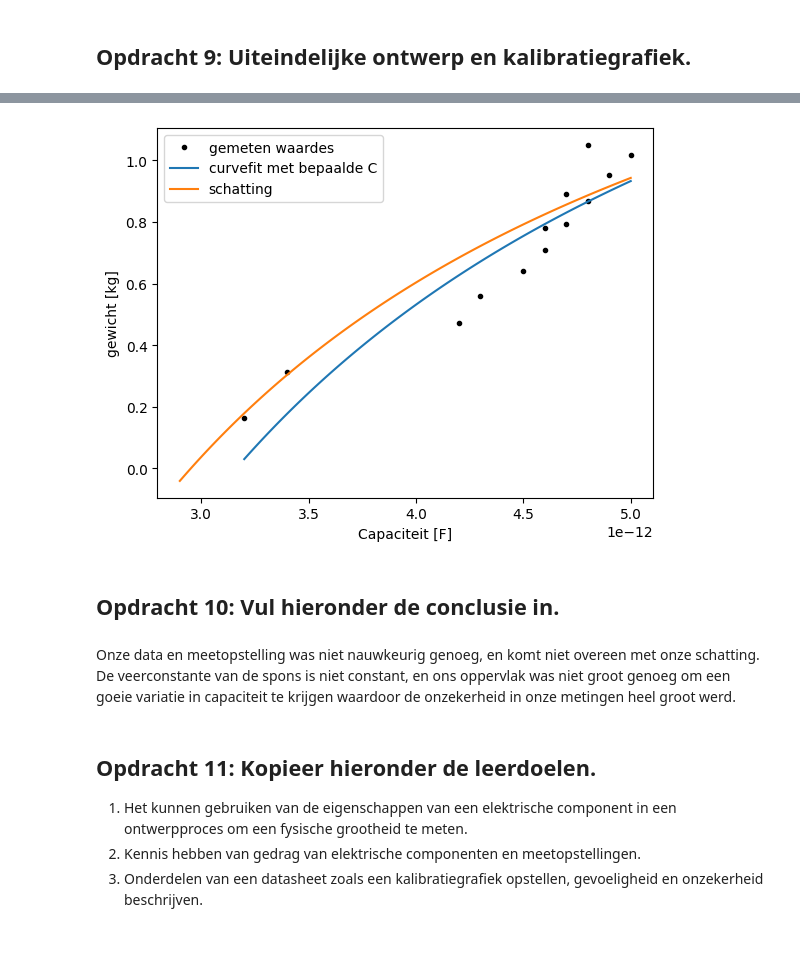
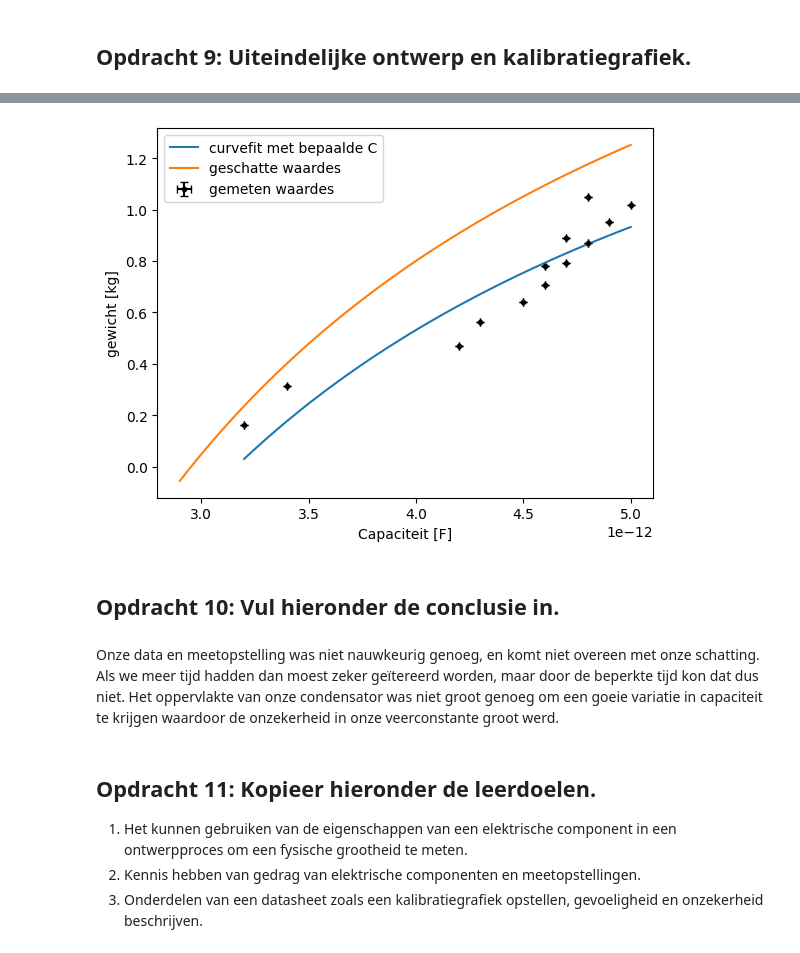
Before and after one commit to Xander1611/opdrachten-DEF-D-AB, a Jupyter notebook: FysiekeOntwerpopdrachten/2OntwerpEenSensorCondensator/DEFOntwerpopdracht2OntwerpEenSensorInvulTemplate.ipynb, the cells around one changed output, grey strips where cells are left out. Cells and saved outputs as stored; diff of their text form; code cells hidden in the pictures.

```diff
--- a/FysiekeOntwerpopdrachten/2OntwerpEenSensorCondensator/DEFOntwerpopdracht2OntwerpEenSensorInvulTemplate.ipynb
+++ b/FysiekeOntwerpopdrachten/2OntwerpEenSensorCondensator/DEFOntwerpopdracht2OntwerpEenSensorInvulTemplate.ipynb
@@ -90,25 +89,18 @@ Wij gaan een sensor maken die gewicht meet. Door d te laten veranderen en te met
 
 g = 9.81 # m/s^2
 d_begin_schat = 0.03 # m
-massa_schat = np.linspace(0.1,1,101) # kg
 A_schat_vooraf = 0.01 # m^2
-#Als de afstand tussen de plaat maximaal was geeft de arduino 2.9 pF, als de afstand minimaal is geeft de arduino 5 pF.
+C_geschat_vooraf = 1000 # N/m
+u_c_geschat_vooraf = 20
+#Wanneer de afstand tussen de plaat maximaal was, gaf de arduino 2.9 pF, als de afstand minimaal was gaf hij 5 pF.
 
 capac_schat = np.linspace(2.9,5,101)*10**-12 # F
 
+massa_schat = (d_begin_schat-epsilonL*A_schat_vooraf/capac_schat)*C_geschat_vooraf/g
 
-def Mass_schat(capa,k):
-    M = (d_begin_schat-epsilon0*A_schat_vooraf/capa)*k/g
-    return M
-
-val1, cov1 = curve_fit(Mass_schat,capac_schat,massa_schat)
-C_geschat = val1[0]
-u_cschat = np.sqrt(cov1[0,0])
 plt.figure()
-#plt.plot(massa_schat,cap_schat(massa_schat,*val1))
-plt.plot(capac_schat,Mass_schat(capac_schat,*val1))
+plt.plot(capac_schat,massa_schat)
 plt.ylabel('massa [kg]')
 plt.xlabel('Capaciteit [F]')
 plt.show()
-print('De geschatte waarde voor de veerconstante is %.1f +/- %.1f N/m' % (C_geschat,u_cschat))
 # %% [output]
@@ -177,23 +166,21 @@ Onze sensor kan nog verbetered worden door de volgende verbeteringen (minimaal 2
 # %%
 # Plot hier je oorspronkelijke en je uiteindelijke kalibratiegrafieken, fit daar een bijpassende lijn door
 # en zet ook de verwachte ontwerpgrafiek erbij
 
 plt.figure()
-plt.plot(Condensator_waarde,gewicht,'k.',label='gemeten waardes')
+plt.errorbar(Condensator_waarde,gewicht,xerr=0,yerr=0.00005,capsize=3,fmt='k.',label='gemeten waardes')
 plt.plot(x,Mass(x,*val),label='curvefit met bepaalde C')
-plt.plot(capac_schat,Mass_schat(capac_schat,*val1),label='schatting')
-plt.plot()
-plt.plot()
+plt.plot(capac_schat,massa_schat,label='geschatte waardes')
 plt.ylabel('gewicht [kg]')
 plt.xlabel('Capaciteit [F]')
 plt.legend()
 plt.show()
 # %% [output]
-[figure, old version]
+[figure, new version]
 # %% [markdown]
 ## Opdracht 10: Vul hieronder de conclusie in.
 # %% [markdown]
-Onze data en meetopstelling was niet nauwkeurig genoeg, en komt niet overeen met onze schatting. De veerconstante van de spons is niet constant, en ons oppervlak was niet groot genoeg om een goeie variatie in capaciteit te krijgen waardoor de onzekerheid in onze metingen heel groot werd.
+Onze data en meetopstelling was niet nauwkeurig genoeg, en komt niet overeen met onze schatting. Als we meer tijd hadden dan moest zeker geïtereerd worden, maar door de beperkte tijd kon dat dus niet. Het oppervlakte van onze condensator was niet groot genoeg om een goeie variatie in capaciteit te krijgen waardoor de onzekerheid in onze veerconstante groot werd.
 # %% [markdown]
 ## Opdracht 11: Kopieer hieronder de leerdoelen.
 1. Het kunnen gebruiken van de eigenschappen van een elektrische component in een ontwerpproces om een fysische grootheid te meten.
```
Also changed, not shown: parts of 10 cells of this notebook, 1 other file.
